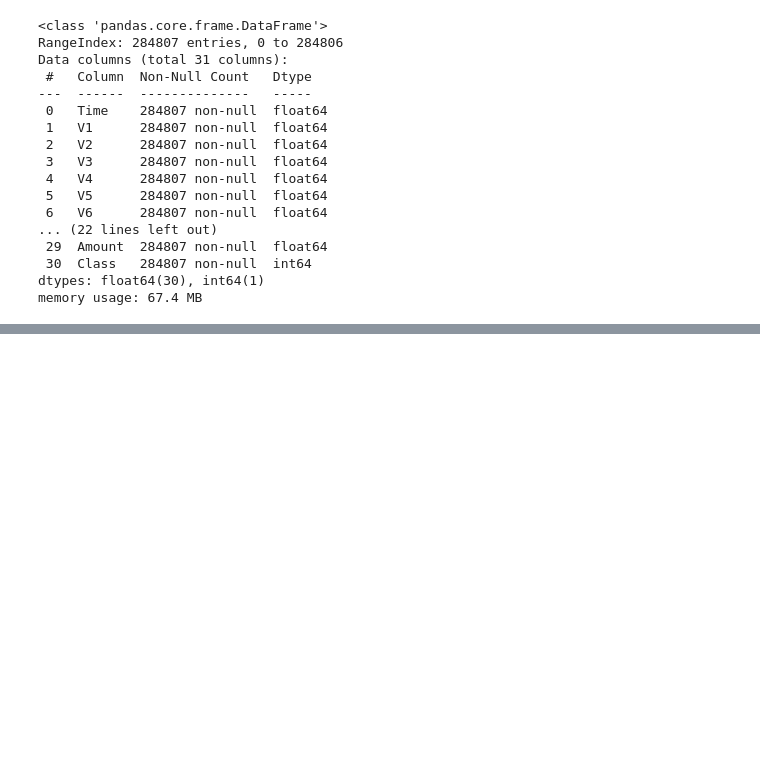
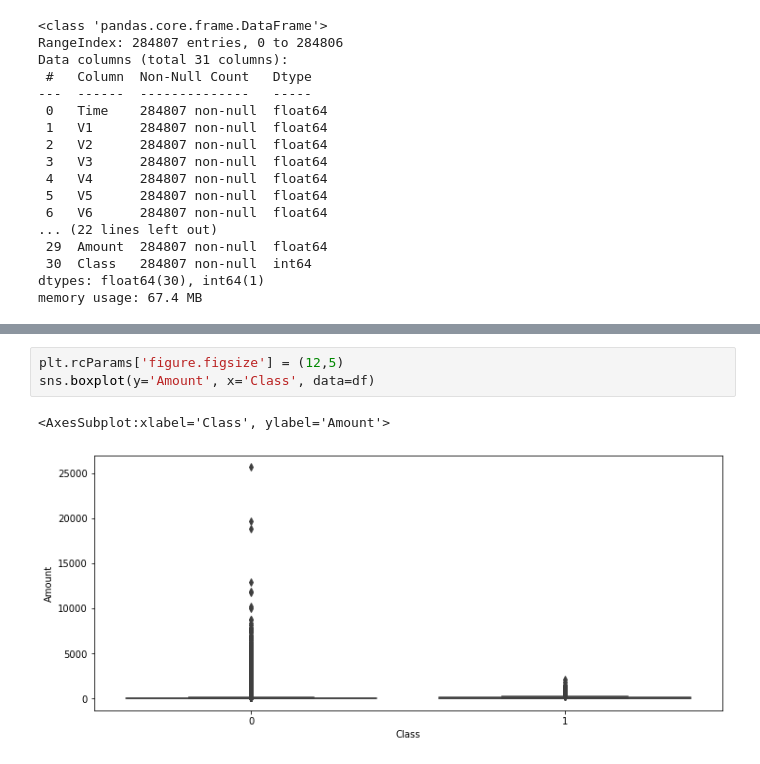
Before and after one commit to samuelpat/fraud-detection, a Jupyter notebook: Fraud Detection.ipynb, the cells around one changed output, grey strips where cells are left out. Saved outputs shown, nothing was run; the diff lists cells and outputs as text; blank space fills up the shorter version.

```diff
--- a/Fraud Detection.ipynb
+++ b/Fraud Detection.ipynb
@@ -60,0 +67,6 @@ Name: Class, dtype: int64
+# %%
+plt.rcParams['figure.figsize'] = (12,5)
+sns.boxplot(y='Amount', x='Class', data=df)
+# %% [output]
+<AxesSubplot:xlabel='Class', ylabel='Amount'>
+[figure, added]
```
Also changed, not shown: parts of 6 cells of this notebook.
